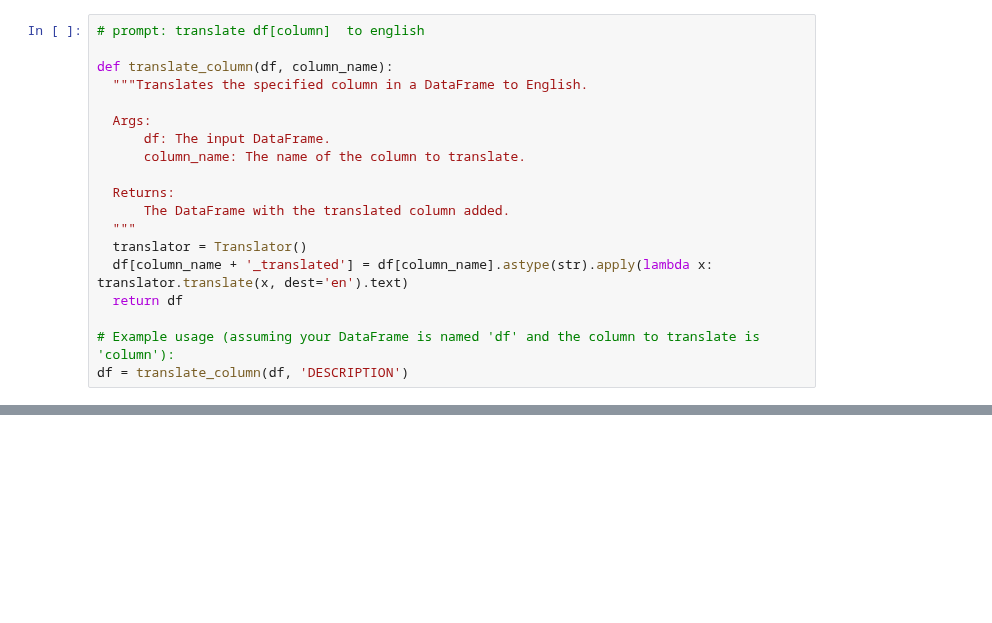
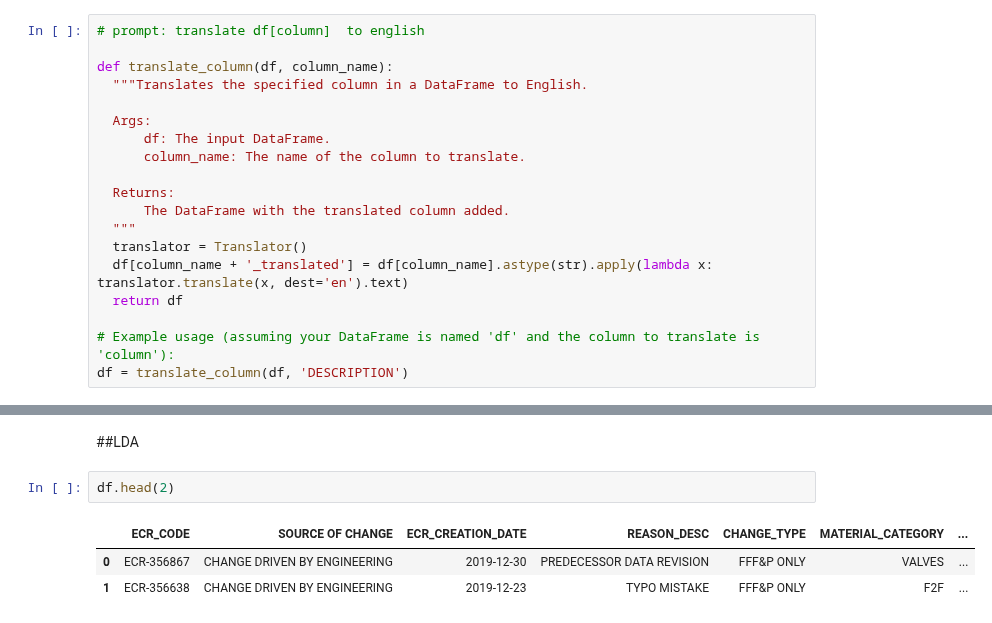
Before and after one commit to adnaksbhat/Colab_JupyterNotebooks, a Jupyter notebook: ecr_all_closed_2020_2024.ipynb, the cells around one changed output, grey strips where cells are left out. Cells and saved outputs as stored; diff of their text form; blank space fills up the shorter version.

```diff
--- a/ecr_all_closed_2020_2024.ipynb
+++ b/ecr_all_closed_2020_2024.ipynb
@@ -1399,0 +1495,8 @@ df = translate_column(df, 'DESCRIPTION')
+# %% [markdown]
+##LDA
+# %%
+df.head(2)
+# %% [output]
+|  | ECR_CODE | SOURCE OF CHANGE | ECR_CREATION_DATE | REASON_DESC | CHANGE_TYPE | MATERIAL_CATEGORY | ... |
+| 0 | ECR-356867 | CHANGE DRIVEN BY ENGINEERING | 2019-12-30 | PREDECESSOR DATA REVISION | FFF&P ONLY | VALVES | ... |
+| 1 | ECR-356638 | CHANGE DRIVEN BY ENGINEERING | 2019-12-23 | TYPO MISTAKE | FFF&P ONLY | F2F | ... |
```
Also changed, not shown: parts of 26 cells of this notebook.
